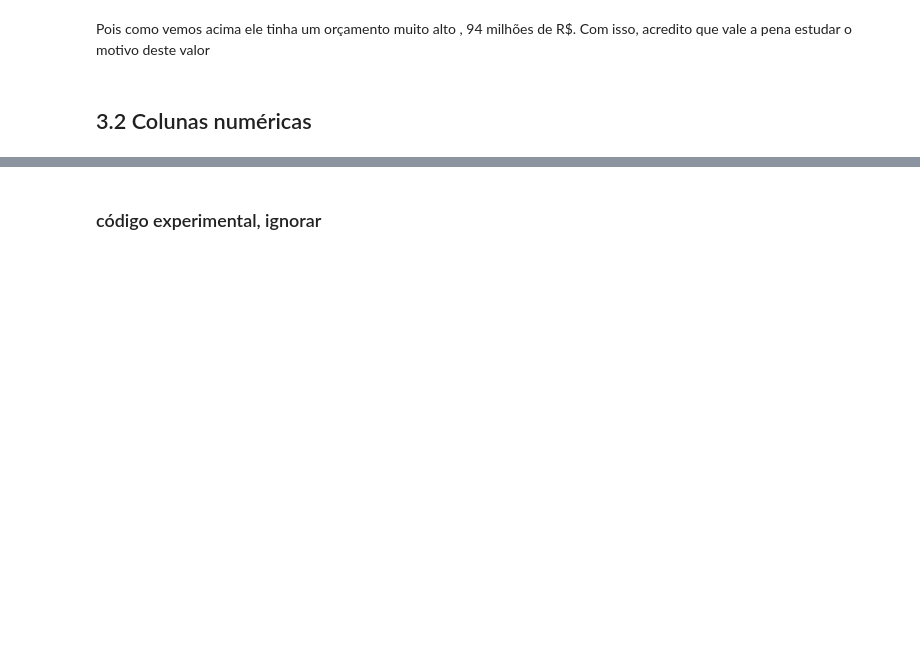
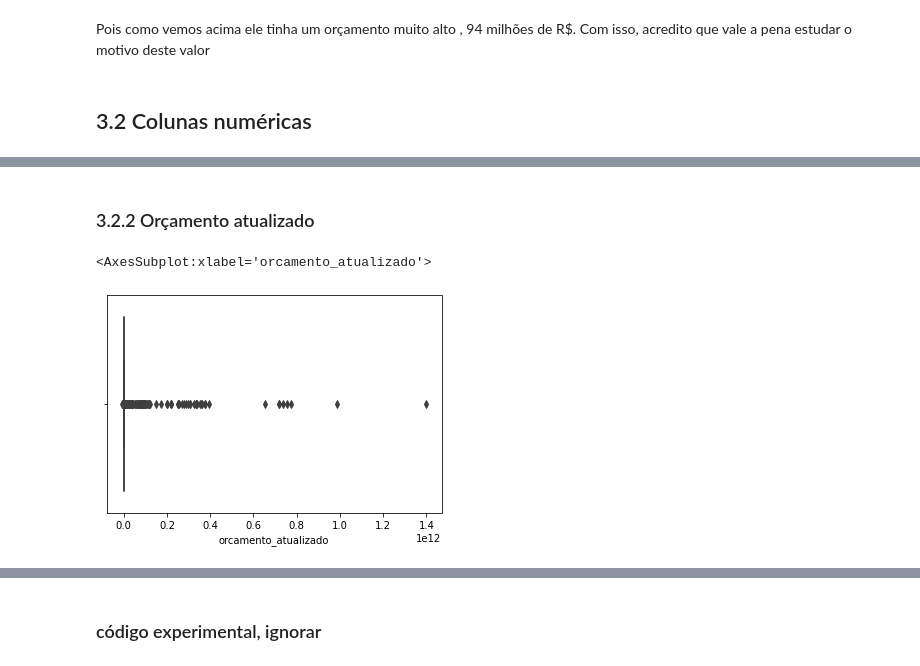
Before and after one commit to PanGeia-Study-Group/Analise_orcamento, a Jupyter notebook: codigo/2_sanity/sanity_2.ipynb, the cells around one changed output, grey strips where cells are left out. Drawn from its saved outputs; the diff is of its cells as text; code cells hidden in the pictures; blank space fills up the shorter version.

```diff
--- a/codigo/2_sanity/sanity_2.ipynb
+++ b/codigo/2_sanity/sanity_2.ipynb
@@ -287,0 +318,7 @@ Pois como vemos acima ele tinha um orçamento muito alto , 94 milhões de R$. Co
+# %% [markdown]
+### 3.2.2 Orçamento atualizado
+# %%
+sns.boxplot(x=df['orcamento_atualizado'])
+# %% [output]
+<AxesSubplot:xlabel='orcamento_atualizado'>
+[figure, added]
```
Also changed, not shown: parts of 17 cells of this notebook.
